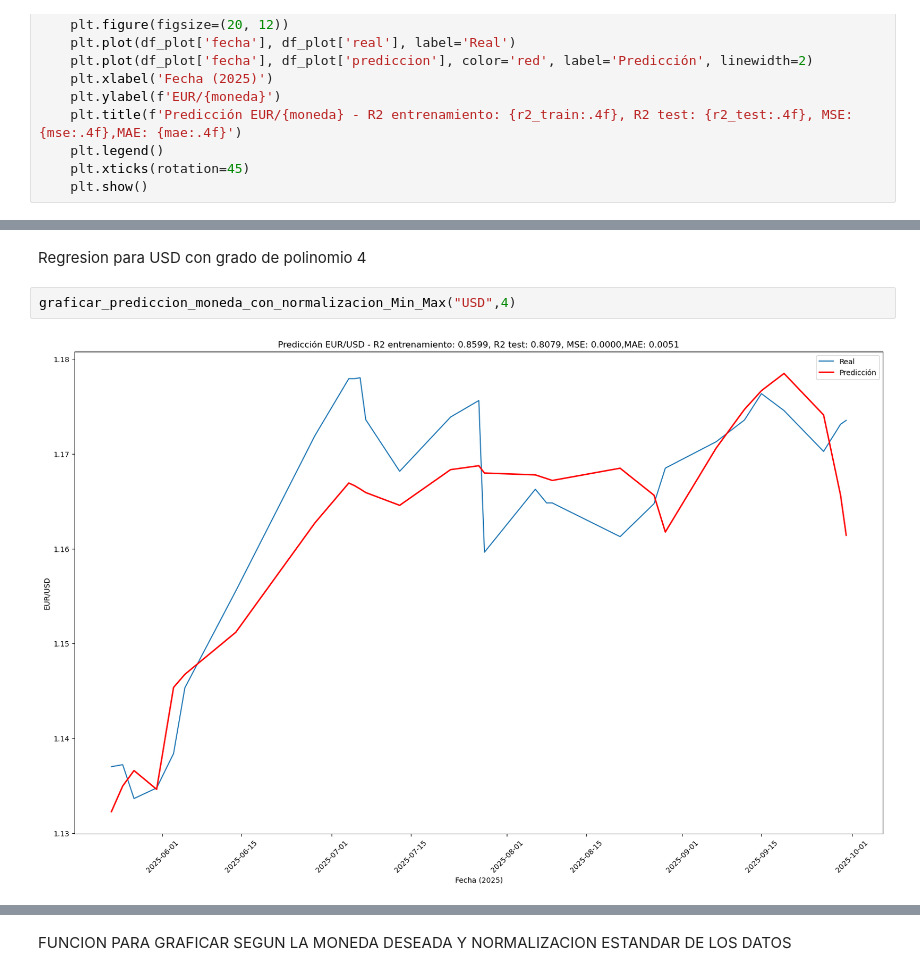
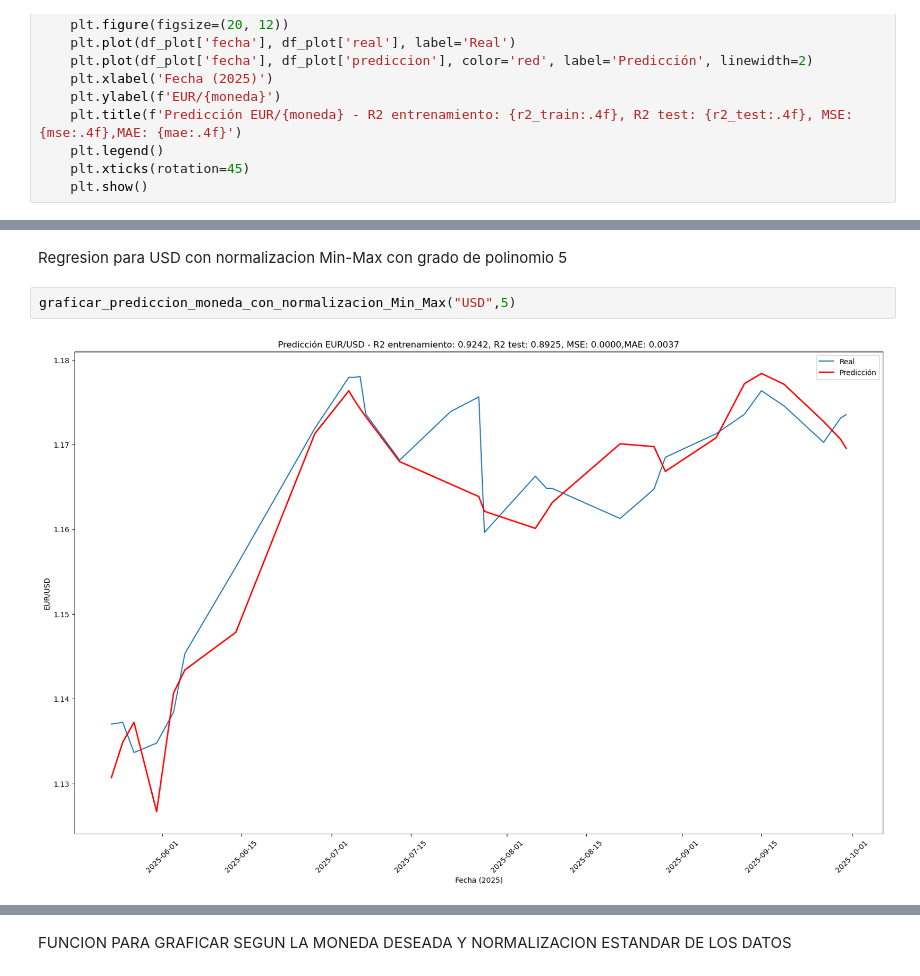
Before and after one commit to diegocv00/codes, a Jupyter notebook: Divisas/Divisas.ipynb, the cells around one changed output, grey strips where cells are left out. Saved outputs shown, nothing was run; the diff lists cells and outputs as text.

```diff
--- a/Divisas/Divisas.ipynb
+++ b/Divisas/Divisas.ipynb
@@ -176,7 +178,7 @@ graficar_prediccion_moneda_con_normalizacion_Min_Max("COP",3)
 # %% [markdown]
-Regresion para USD con grado de polinomio 4
+Regresion para USD con normalizacion Min-Max con grado de polinomio 5
 # %%
-graficar_prediccion_moneda_con_normalizacion_Min_Max("USD",4)
+graficar_prediccion_moneda_con_normalizacion_Min_Max("USD",5)
 # %% [output]
-[figure, old version]
+[figure, new version]
 # %% [markdown]
```
Also changed, not shown: parts of 37 cells of this notebook.
